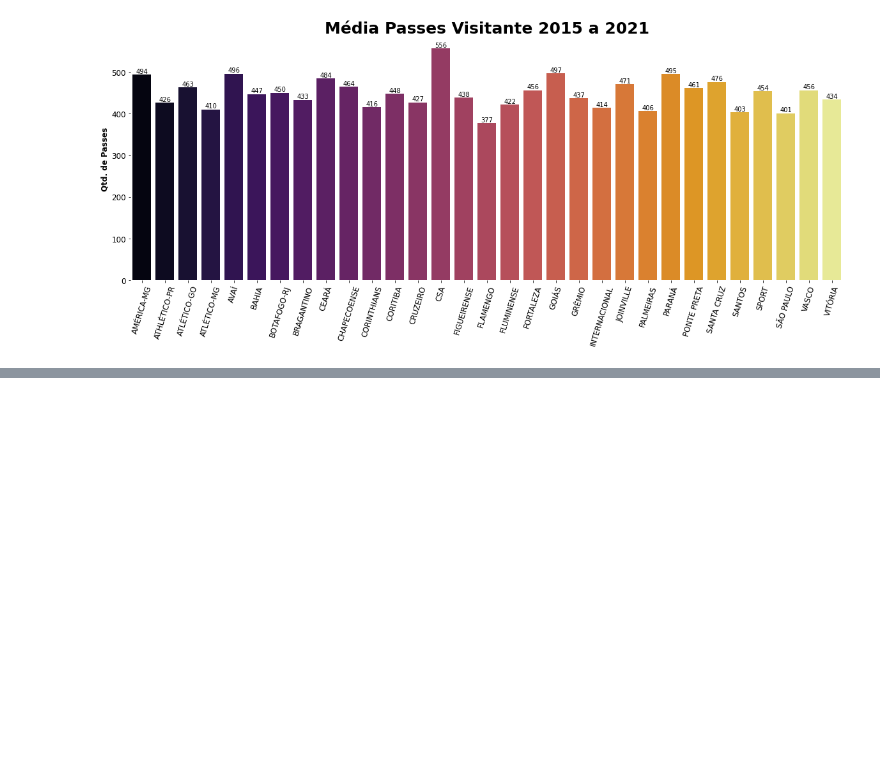
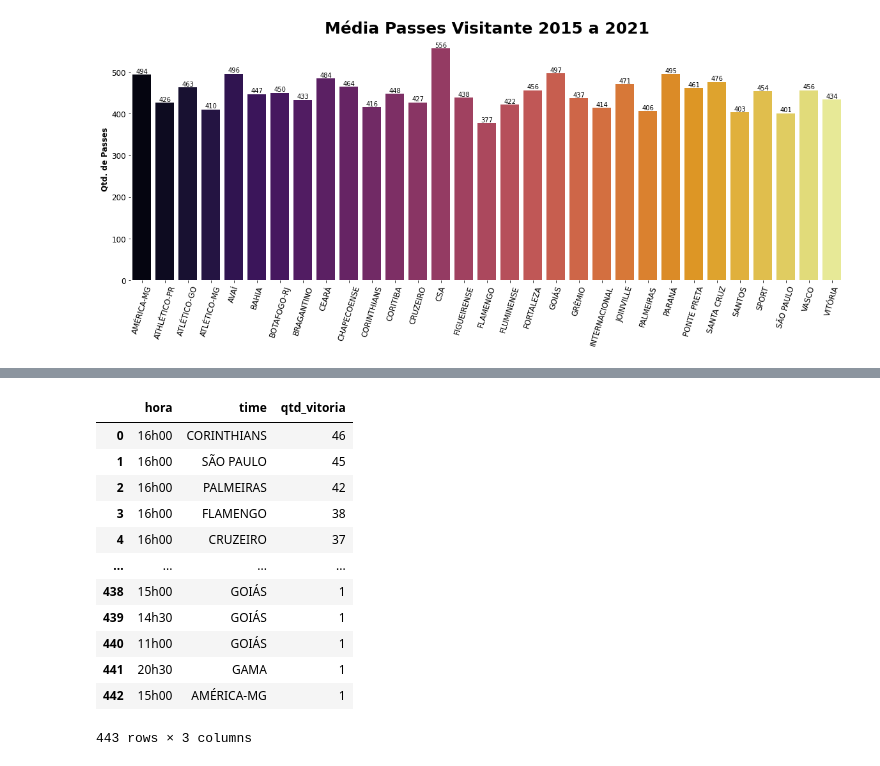
Before and after one commit to NophaieViscente/AnalisandoDadosBrasileirao, a Jupyter notebook: Analise_de_Dados_Campeonato_Brasileiro_2000_até_2021.ipynb, the cells around one changed output, grey strips where cells are left out. Cells and saved outputs as stored; diff of their text form; code cells hidden in the pictures; blank space fills up the shorter version.

```diff
--- a/Analise_de_Dados_Campeonato_Brasileiro_2000_até_2021.ipynb
+++ b/Analise_de_Dados_Campeonato_Brasileiro_2000_até_2021.ipynb
@@ -538,0 +616,28 @@ plt.show()
+# %%
+winnerAwayHour = {}
+horario =[]
+time = []
+qtd = []
+for linha, valor in vencedorVisitanteHorario.items() :
+  horario.append(linha[1])
+  time.append(linha[0])
+  qtd.append(valor)
+winnerAwayHour['hora'] = horario
+winnerAwayHour['time'] = time
+winnerAwayHour['qtd_vitoria'] = qtd
+vencedorVisitanteHorario = pd.DataFrame.from_dict(winnerAwayHour)
+vencedorVisitanteHorario
+# %% [output]
+|  | hora | time | qtd_vitoria |
+| 0 | 16h00 | CORINTHIANS | 46 |
+| 1 | 16h00 | SÃO PAULO | 45 |
+| 2 | 16h00 | PALMEIRAS | 42 |
+| 3 | 16h00 | FLAMENGO | 38 |
+| 4 | 16h00 | CRUZEIRO | 37 |
+| ... | ... | ... | ... |
+| 438 | 15h00 | GOIÁS | 1 |
+| 439 | 14h30 | GOIÁS | 1 |
+| 440 | 11h00 | GOIÁS | 1 |
+| 441 | 20h30 | GAMA | 1 |
+| 442 | 15h00 | AMÉRICA-MG | 1 |
+443 rows × 3 columns
```
Also changed, not shown: parts of 23 cells of this notebook.
